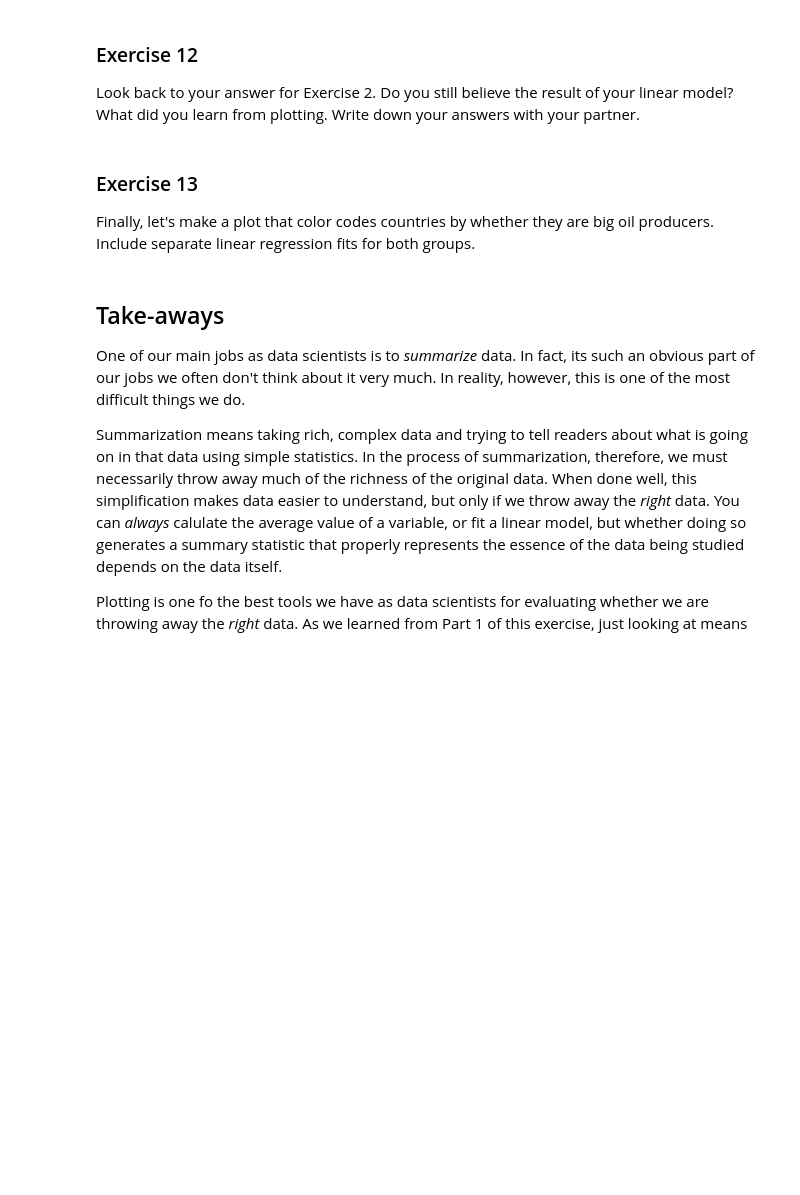
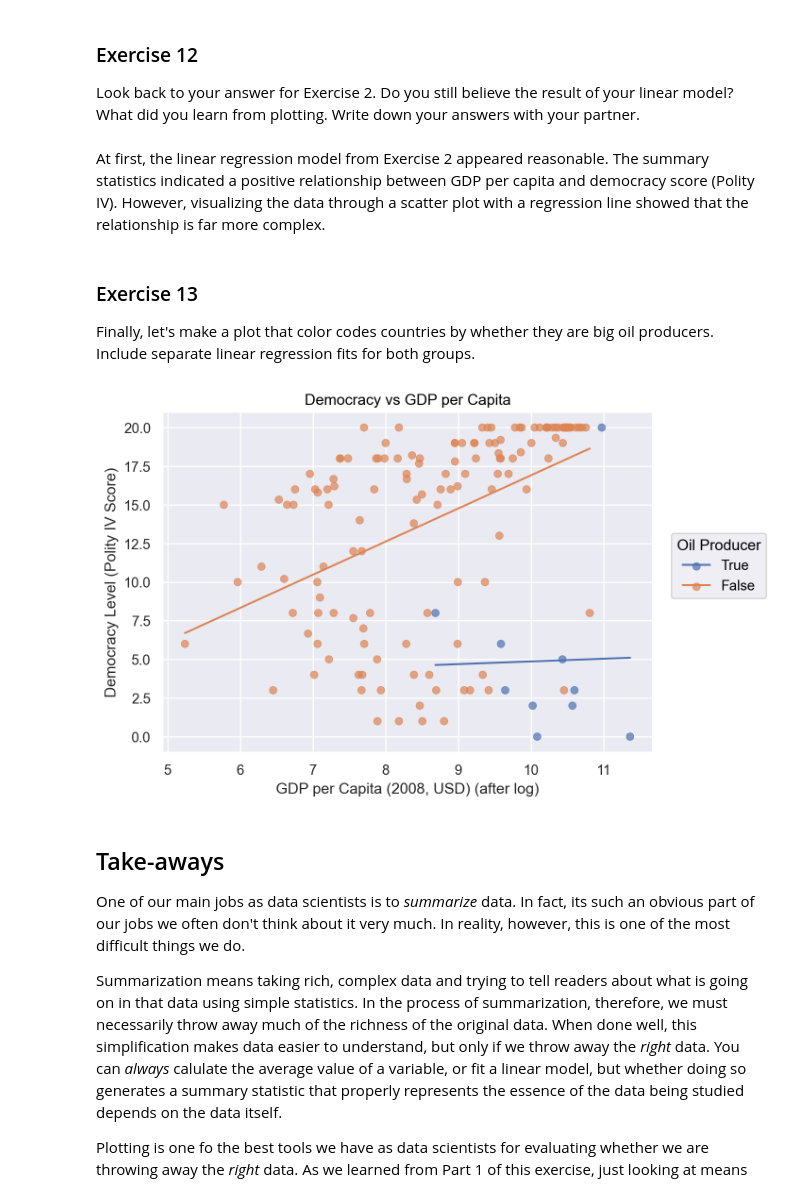
Before and after one commit to mbadu1/Oct7Ex, a Jupyter notebook: exercise_plotting_part2.ipynb, the cells around one changed output. Drawn from its saved outputs; the diff is of its cells as text; code cells hidden in the pictures; blank space fills up the shorter version.

```diff
--- a/exercise_plotting_part2.ipynb
+++ b/exercise_plotting_part2.ipynb
@@ -294,10 +338,32 @@ How does the relationship between GDP per capita and Polity look for the oil pro
 ### Exercise 12
 
 Look back to your answer for Exercise 2. Do you still believe the result of your linear model? What did you learn from plotting. Write down your answers with your partner.
+# %% [markdown]
+
+At first, the linear regression model from Exercise 2 appeared reasonable. The summary statistics indicated a positive relationship between GDP per capita and democracy score (Polity IV). However, visualizing the data through a scatter plot with a regression line showed that the relationship is far more complex.
 # %% [markdown]
 ### Exercise 13
 
 Finally, let's make a plot that color codes countries by whether they are big oil producers. Include separate linear regression fits for both groups.
+# %%
+wdi["is_oil_producer"] = wdi["country"].isin(updated_oil_countries)
+
+wdi_clean = wdi.dropna(subset=["log_gdppcap08", "polityIV"])
+
+plot = (
+    so.Plot(wdi_clean, x="log_gdppcap08", y="polityIV", color="is_oil_producer")
+    .add(so.Dot(alpha=0.7))
+    .add(so.Line(), so.PolyFit(1))
+    .label(
+        x="GDP per Capita (2008, USD) (after log)",
+        y="Democracy Level (Polity IV Score)",
+        color="Oil Producer",
+        title="Democracy vs GDP per Capita",
+    )
+)
+plot
+# %% [output]
+[figure, added]
 # %% [markdown]
 ## Take-aways
 
```
Also changed, not shown: parts of 7 cells of this notebook.
